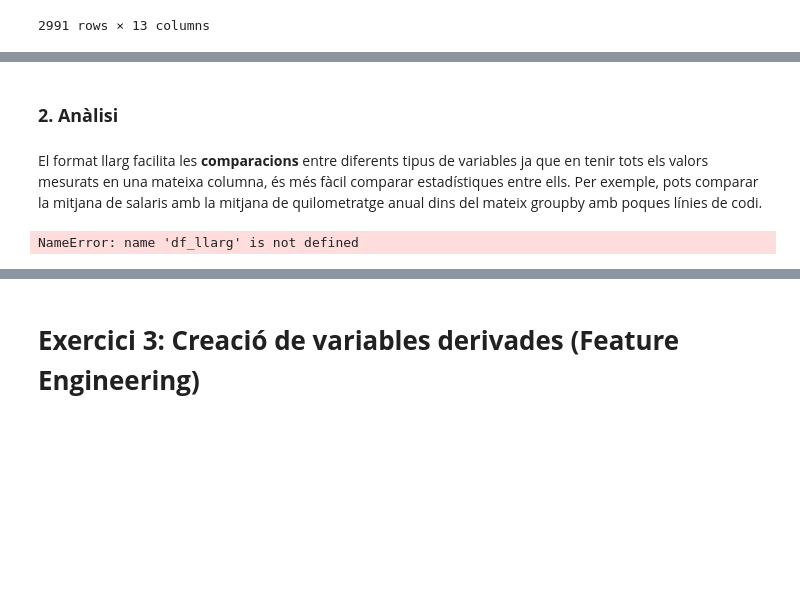
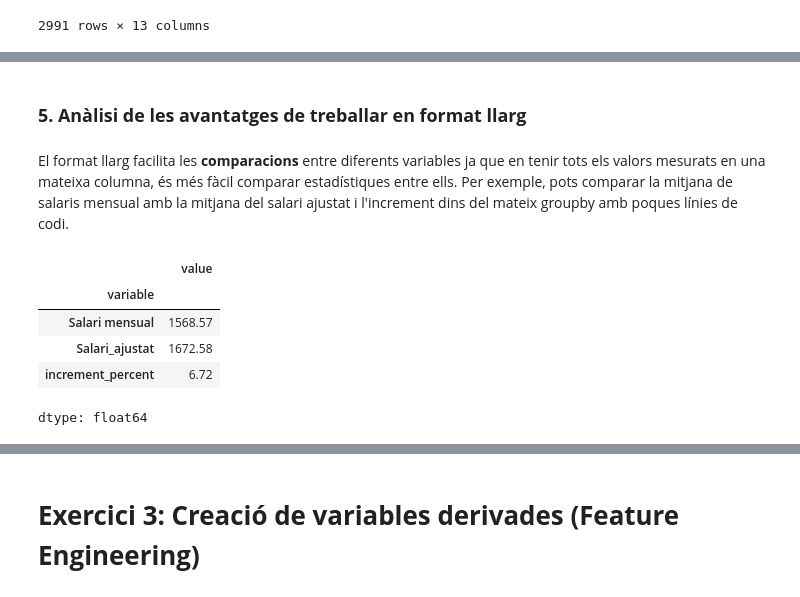
Before and after one commit to roser740/Data-Analytics, a Jupyter notebook: TASQUES S8/TS8_01_roser_carrera.ipynb, the cells around one changed output, grey strips where cells are left out. Cells and saved outputs as stored; diff of their text form; code cells hidden in the pictures; blank space fills up the shorter version.

```diff
--- a/TASQUES S8/TS8_01_roser_carrera.ipynb
+++ b/TASQUES S8/TS8_01_roser_carrera.ipynb
@@ -1330,12 +1365,17 @@ df_llarg_contextual
-# %% [markdown]
-### **2. Anàlisi**
+# %% [markdown]
+### **5. Anàlisi de les avantatges de treballar en format llarg**
 # %% [markdown]
-El format llarg facilita les **comparacions** entre diferents tipus de variables ja que en tenir tots els valors mesurats en una mateixa columna, és més fàcil comparar estadístiques entre ells.
-Per exemple, pots comparar la mitjana de salaris amb la mitjana de quilometratge anual dins del mateix groupby amb poques línies de codi.
+El format llarg facilita les **comparacions** entre diferents variables ja que en tenir tots els valors mesurats en una mateixa columna, és més fàcil comparar estadístiques entre ells.
+Per exemple, pots comparar la mitjana de salaris mensual amb la mitjana del salari ajustat i l'increment dins del mateix groupby amb poques línies de codi.
-# %%
-variables_mobilitat = ['Km_anuals', 'Salari mensual']
-df_llarg[df_llarg['variable'].isin(variables_mobilitat)].groupby('variable')['value'].mean()
-# %% [output]
-NameError: name 'df_llarg' is not defined
+# %%
+
+df_llarg_salarial.groupby('variable')['value'].mean().round(2)
+# %% [output]
+|  | value |
+| variable |  |
+| Salari mensual | 1568.57 |
+| Salari_ajustat | 1672.58 |
+| increment_percent | 6.72 |
+dtype: float64
 # %% [markdown]
 També facilita els **càlculs estadístics agregats** ja que totes les variables que volem analitzar estan a la mateixa columna. Això redueix la complexitat i augmenta la flexibilitat per a l'anàlisi de dades agregades.
```
Also changed, not shown: parts of 30 cells of this notebook.
